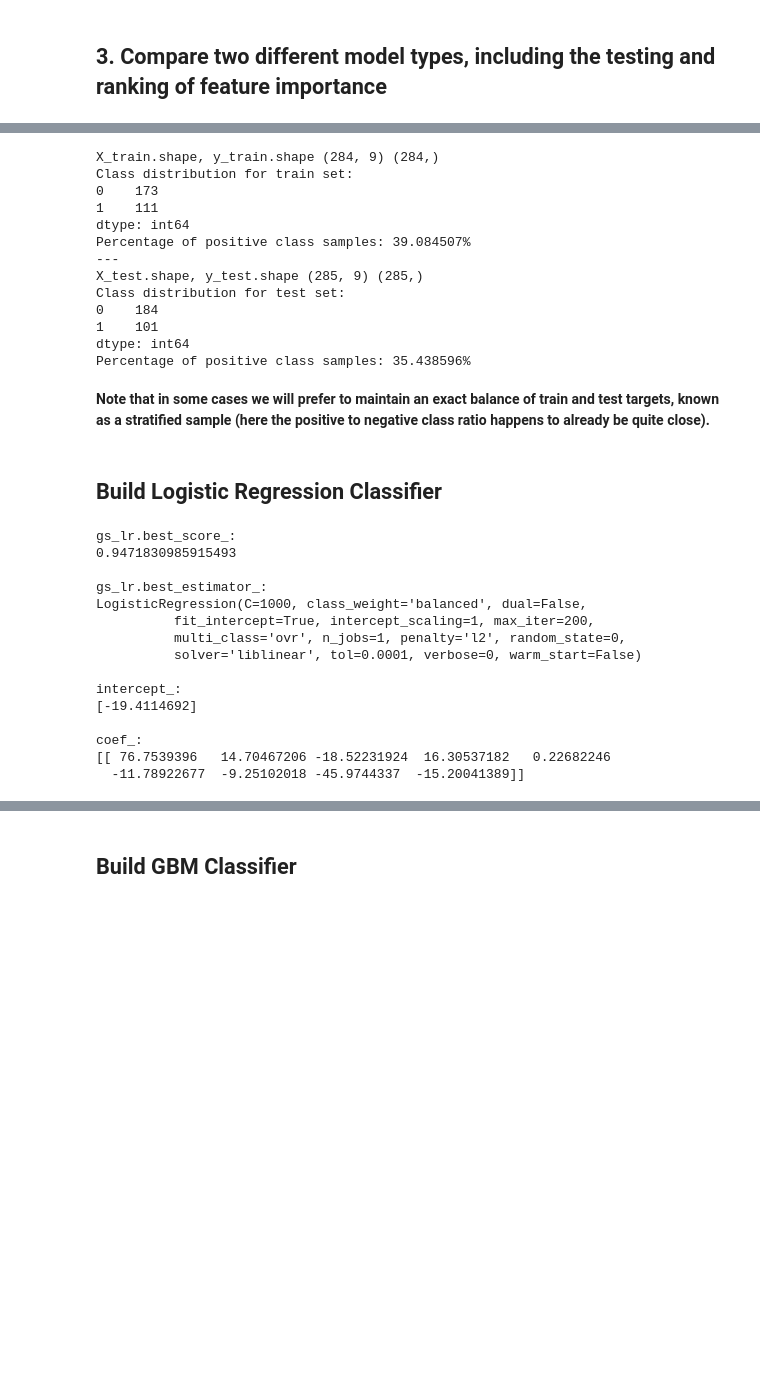
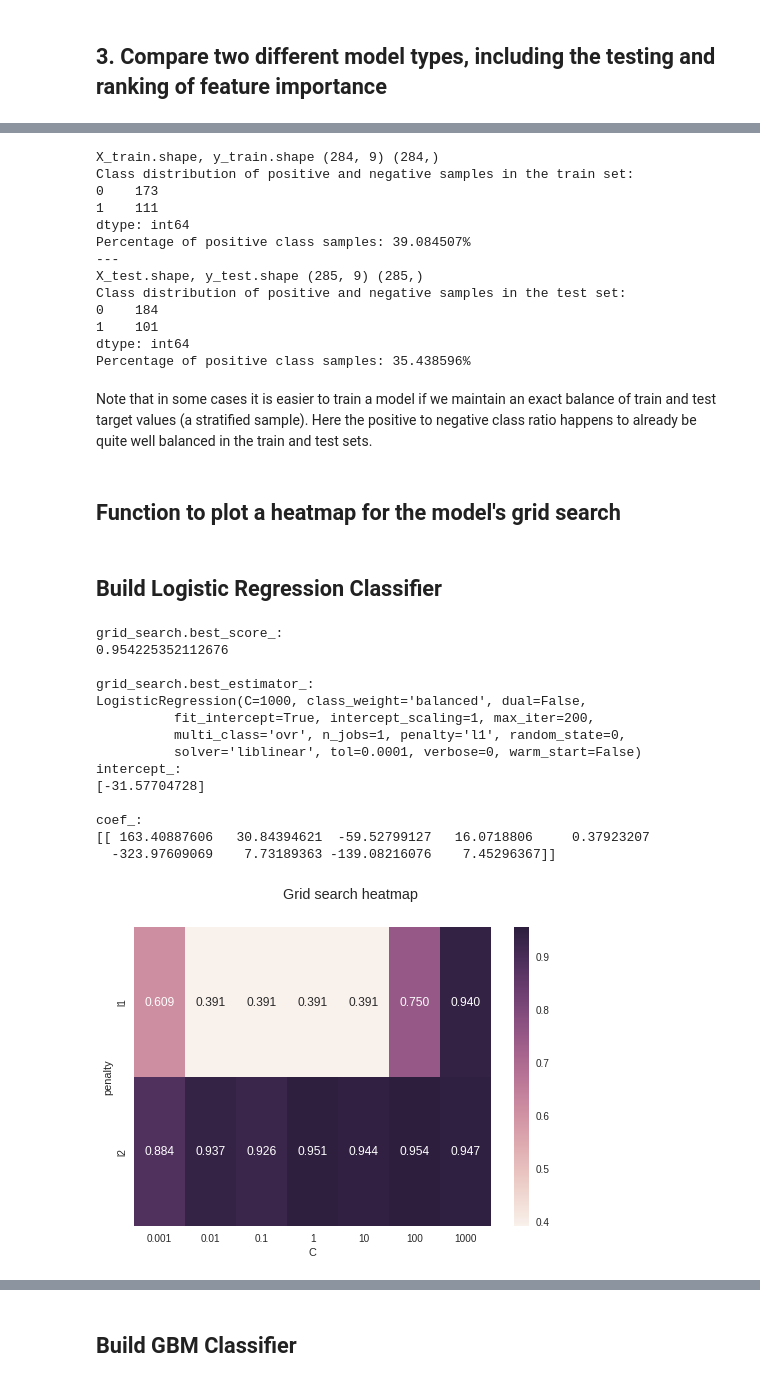
Before and after one commit to gal-a/blog, a Jupyter notebook: docs/notebooks/sklearn/sklearn_logistic_regression_vs_gbm.ipynb, the cells around one changed output, grey strips where cells are left out. Cells and saved outputs as stored; diff of their text form; code cells hidden in the pictures; blank space fills up the shorter version.

```diff
--- a/docs/notebooks/sklearn/sklearn_logistic_regression_vs_gbm.ipynb
+++ b/docs/notebooks/sklearn/sklearn_logistic_regression_vs_gbm.ipynb
@@ -356,12 +358,12 @@ Classify the data by fitting two different types of models on the train set:
 1. Logistic Regression Model
 2. GBM - Gradient Boosting Model
 # %%
-# Model data
+# Train data
 print("X_train.shape, y_train.shape", X_train.shape, y_train.shape)
 
-## Print the class distribution of the target for both train and test sets
+## Print the class distribution of the TARGET for both train and test sets
 val_cnts = y_train.value_counts()
-print("Class distribution for train set:")
+print("Class distribution of positive and negative samples in the train set:")
 print(val_cnts)
 print("Percentage of positive class samples: %s" % "%2f%%" % (100 * val_cnts[1] / len(y_train)))
 
@@ -369,22 +371,24 @@ print("---")
 print("X_test.shape, y_test.shape", X_test.shape, y_test.shape)
 
 val_cnts = y_test.value_counts()
-print("Class distribution for test set:")
+print("Class distribution of positive and negative samples in the test set:")
 print(val_cnts)
 print("Percentage of positive class samples: %s" % "%2f%%" % (100 * val_cnts[1] / len(y_test)))
 # %% [output]
 X_train.shape, y_train.shape (284, 9) (284,)
-Class distribution for train set:
+Class distribution of positive and negative samples in the train set:
 0    173
 1    111
 dtype: int64
 Percentage of positive class samples: 39.084507%
 ---
 X_test.shape, y_test.shape (285, 9) (285,)
-Class distribution for test set:
+Class distribution of positive and negative samples in the test set:
 0    184
 1    101
 dtype: int64
 Percentage of positive class samples: 35.438596%
 # %% [markdown]
-**Note that in some cases we will prefer to maintain an exact balance of train and test targets, known as a stratified sample (here the positive to negative class ratio happens to already be quite close).**
+Note that in some cases it is easier to train a model if we maintain an exact balance of train and test target values (a stratified sample). Here the positive to negative class ratio happens to already be quite well balanced in the train and test sets.
+# %% [markdown]
+## Function to plot a heatmap for the model's grid search
@@ -391,43 +431,41 @@ Percentage of positive class samples: 35.438596%
 # %% [markdown]
 ## Build Logistic Regression Classifier
 # %%
-# Note that we will often need to normalize/standardize the data prior to doing Logistic Regression,
-# however this is not always necessary (and we would have lost the direct interpretation of each feature's meaning)
-grid_lr = {'C': [0.001, 0.01, 0.1, 1, 10, 100, 1000]}
-gs_lr = GridSearchCV(LogisticRegression(class_weight='balanced', dual=False,
+# Note that we will often need to normalize or standardize the data prior to doing Logistic Regression,
+# however this is not always necessary (preprocessing would have lost the direct interpretation of each feature's value)
+grid_lr = {'C': [0.001, 0.01, 0.1, 1, 10, 100, 1000], 'penalty': ['l1', 'l2']}
+clf_lr = LogisticRegression(class_weight='balanced', dual=False,
           fit_intercept=True, intercept_scaling=1, max_iter=200,
-          n_jobs=1, penalty='l2', random_state=0,
-          tol=0.0001, verbose=0, warm_start=False),
-          grid_lr, verbose=0)  # note that by default, 3-fold cross validation is performed
+          n_jobs=1, random_state=0, tol=0.0001, verbose=0, warm_start=False)
+
+# Cross validated grid search
+gs_lr = GridSearchCV(clf_lr, grid_lr, return_train_score=True)  # note that by default, 3-fold cross validation is performed
 
 # Fit the model
 gs_lr.fit(X_train, y_train)
 
-print("gs_lr.best_score_:")
-print(gs_lr.best_score_)
-print()
-clf_lr = gs_lr.best_estimator_
-print("gs_lr.best_estimator_:")
-print(clf_lr)
-print()
+# Plot
+best_score_lr, clf_lr = plot_2d_grid_search_heatmap(gs_lr, grid_lr, 'C', 'penalty')
+
+# Print Logistic Regression specific attributes
 print("intercept_:")
 print(clf_lr.intercept_ )
 print()
 print("coef_:")
 print(clf_lr.coef_)
 # %% [output]
-gs_lr.best_score_:
-0.9471830985915493
+grid_search.best_score_:
+0.954225352112676
 
-gs_lr.best_estimator_:
+grid_search.best_estimator_:
 LogisticRegression(C=1000, class_weight='balanced', dual=False,
           fit_intercept=True, intercept_scaling=1, max_iter=200,
-          multi_class='ovr', n_jobs=1, penalty='l2', random_state=0,
+          multi_class='ovr', n_jobs=1, penalty='l1', random_state=0,
           solver='liblinear', tol=0.0001, verbose=0, warm_start=False)
-
 intercept_:
-[-19.4114692]
+[-31.57704728]
 
 coef_:
-[[ 76.7539396   14.70467206 -18.52231924  16.30537182   0.22682246
-  -11.78922677  -9.25102018 -45.9744337  -15.20041389]]
+[[ 163.40887606   30.84394621  -59.52799127   16.0718806     0.37923207
+  -323.97609069    7.73189363 -139.08216076    7.45296367]]
+[figure, added]
```
Also changed, not shown: parts of 31 cells of this notebook, 1 other file.
